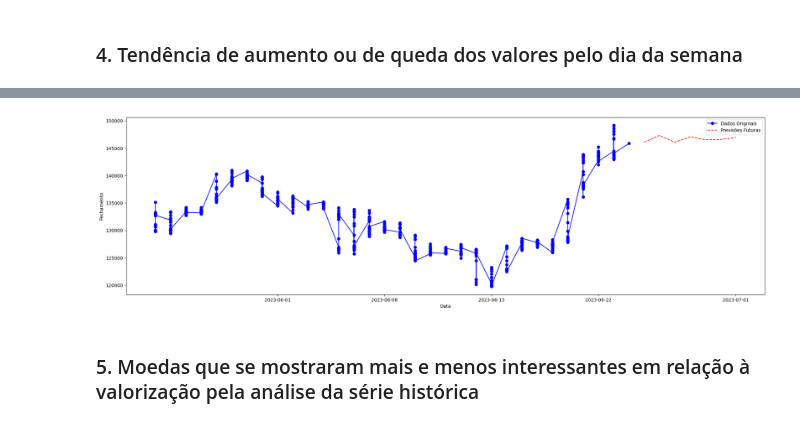
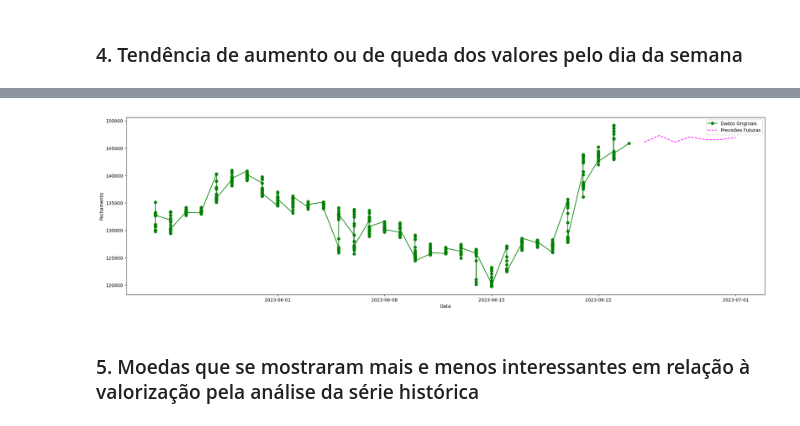
Before and after one commit to CassioRibeiro/ProjetoFinal, a Jupyter notebook: [M5]_Projeto_Final.ipynb, the cells around one changed output, grey strips where cells are left out. Drawn from its saved outputs; the diff is of its cells as text; code cells hidden in the pictures.

```diff
--- a/[M5]_Projeto_Final.ipynb
+++ b/[M5]_Projeto_Final.ipynb
@@ -608,52 +675,44 @@ plt.show()
 # %%
+# Criando o gráfico de regressão linear para a previsão de sete dias futuros à amostra:
+# Utilizamos o bitcoin como teste de referência:
+df = newbitcoin30
 
+x=df[['Abertura', 'Alta', 'Baixa']]
+y=df['Fechamento']
 
-# Seu DataFrame existente
-df = newbitcoin30  # Substitua "newbitcoin30" pelo nome correto do seu DataFrame
+modelo=LinearRegression()
 
-# Selecionar as colunas relevantes para a regressão linear
-X = df[['Abertura', 'Alta', 'Baixa']]
-y = df['Fechamento']
+modelo.fit(x, y)
+# Fazendo as previsões:
+num_dias_futuros=7  # Número de dias para fazer as previsões
+# Armazenando últimos valores das colunas em x:
+ultimos_valores=x.tail(1)
+# Criando uma lista vazia para armazenar as previsões de fechamento:
+previsao_fechamento=[]
 
-# Criar o modelo de regressão linear
-model = LinearRegression()
-
-# Treinar o modelo
-model.fit(X, y)
-
-# Fazer previsões para datas futuras
-num_dias_futuros = 7  # Número de dias para fazer previsões
-
-# Últimos valores conhecidos
-ultimos_valores = X.tail(1)
-
-previsao_fechamento = []  # Lista para armazenar as previsões de fechamento
-
-for _ in range(num_dias_futuros):
-    # Fazer a previsão com base nos últimos valores conhecidos
-    proximo_dia = model.predict(ultimos_valores)[0]
+for i in range(num_dias_futuros): # looping para geração dos dados de previsão
+    # Fazendo a previsão com base em últimos_valores:
+    proximo_dia=modelo.predict(ultimos_valores)[0]
     previsao_fechamento.append(proximo_dia)
 
-    # Atualizar os últimos valores conhecidos para a próxima iteração
+    # Atualizando os últimos valores conhecidos para a próxima iteração:
     ultimos_valores = pd.DataFrame([[proximo_dia] + list(ultimos_valores.values[0][:-1])], columns=['Abertura', 'Alta', 'Baixa'])
 
-# Criar as datas para as previsões futuras
+# Criando datas para as previsões futuras:
 ultima_data = pd.to_datetime(df['Data'].tail(1).values[0])
 datas_futuras = pd.date_range(start=ultima_data + pd.Timedelta(days=1), periods=num_dias_futuros, freq='D')
 
-# Plotar os dados originais e as previsões
+# Plotando os dados originais e as previsões:
 plt.figure(figsize=(25,7))
-plt.plot(df['Data'], df['Fechamento'], 'bo-', label='Dados Originais')
-plt.plot(datas_futuras, previsao_fechamento, 'r--', label='Previsões Futuras')
+plt.plot(df['Data'], df['Fechamento'], 'go-', label='Dados Originais')
+plt.plot(datas_futuras, previsao_fechamento, color=(1.0, 0.0, 1.0), linestyle='--', label='Previsões Futuras')
 
-# Adicionar legendas e rótulos
 plt.legend()
 plt.xlabel('Data')
 plt.ylabel('Fechamento')
 
-# Exibir o gráfico
 plt.show()
 # %% [output]
-[figure, old version]
+[figure, new version]
 # %% [markdown]
 ### 5. Moedas que se mostraram mais e menos interessantes em relação à valorização pela análise da série histórica
```
Also changed, not shown: parts of 56 cells of this notebook.
